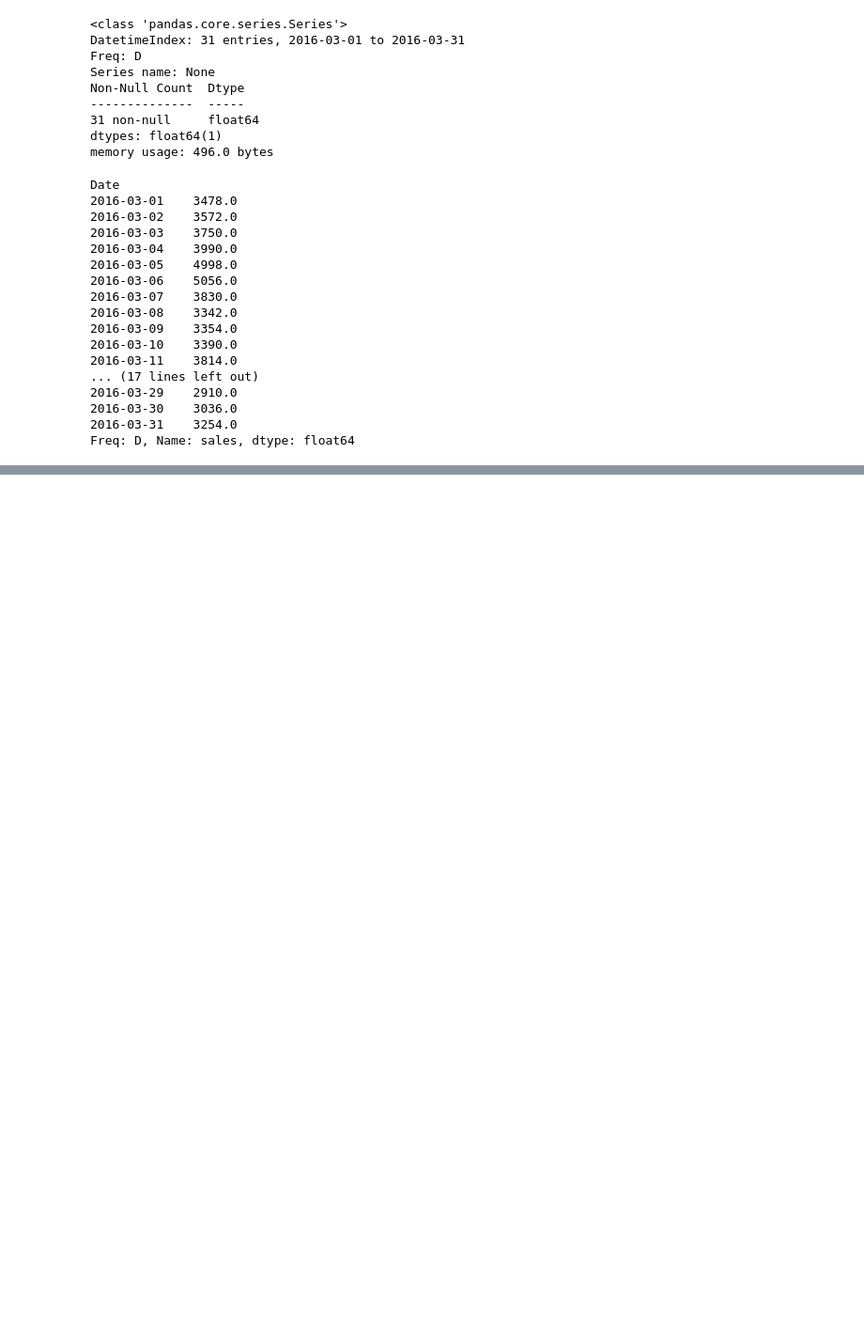
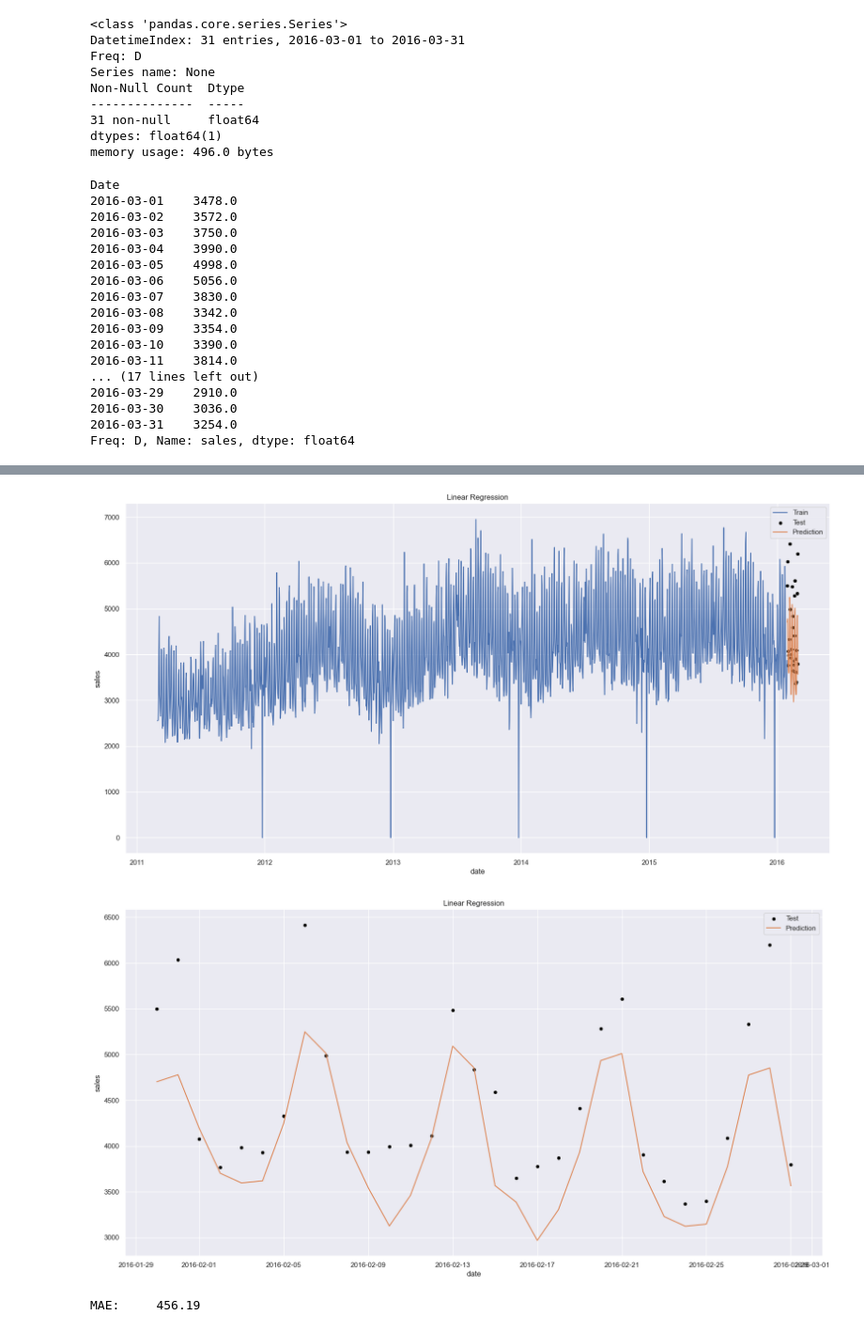
Before and after one commit to EdwinUe/BAB_WS22-23, a Jupyter notebook: Code/003BusinessAnalyticsBProjekt.ipynb, the cells around one changed output, grey strips where cells are left out. Shown at 94% size. Cells and saved outputs as stored; diff of their text form; code cells hidden in the pictures; blank space fills up the shorter version.

Commit message:
Second Linreg

```diff
--- a/Code/003BusinessAnalyticsBProjekt.ipynb
+++ b/Code/003BusinessAnalyticsBProjekt.ipynb
@@ -483,0 +510,9 @@ first_pred.to_csv('first_linreg.csv')
+# %%
+linreginput_cut_dayoftheweek = linreginput_dayoftheweek[linreginput_dayoftheweek.index<'2016-03-01']
+linreginput_dayoftheweek_last_month = linreginput_dayoftheweek[linreginput_dayoftheweek.index>='2016-03-01']
+linreginput_dayoftheweek_last_month = linreginput_dayoftheweek_last_month.drop(columns =
+[
+    'sales',
+
+]
+)
@@ -483,0 +540,7 @@ first_pred.to_csv('first_linreg.csv')
+# %%
+X2 = linreginput_cut_dayoftheweek.drop(columns =
+[
+    'sales',
+
+]
+)
@@ -483,0 +564,3 @@ first_pred.to_csv('first_linreg.csv')
+# %%
+y2 = linreginput_cut_dayoftheweek['sales']
+y
@@ -483,0 +581,30 @@ first_pred.to_csv('first_linreg.csv')
+# %%
+from sklearn.linear_model import LinearRegression
+from sklearn.model_selection import train_test_split
+from sklearn.metrics import mean_absolute_error as MAE
+
+x_train, x_test, y_train, y_test = train_test_split(X2, y2, test_size=31, shuffle = False)
+
+forecast2 = LinearRegression().fit(x_train, y_train)
+
+prediction2 = pd.Series(data = forecast2.predict(x_test), index = pd.date_range(start = x_test.index.min(), end = x_test.index.max()))
+prediction2.index.name = 'Date'
+#
+#prediction[prediction < 0] = 0
+#
+sns.lineplot(data = y_train, label = 'Train')
+sns.scatterplot(data = y_test, color = 'black', label = 'Test')
+sns.lineplot(data = prediction2, label = 'Prediction')
+plt.title('Linear Regression')
+plt.show()
+#
+sns.scatterplot(data = y_test, color = 'black', label = 'Test')
+sns.lineplot(data = prediction2, color = sns.color_palette('deep').as_hex()[1], label = 'Prediction')
+plt.title('Linear Regression')
+plt.show()
+#
+print('MAE:\t %4.2f' % (MAE(y_true = y_test, y_pred = prediction2)))
+# %% [output]
+[figure, added]
+[figure, added]
+MAE:     456.19
```
Also changed, not shown: parts of 9 cells of this notebook, 1 other file.
